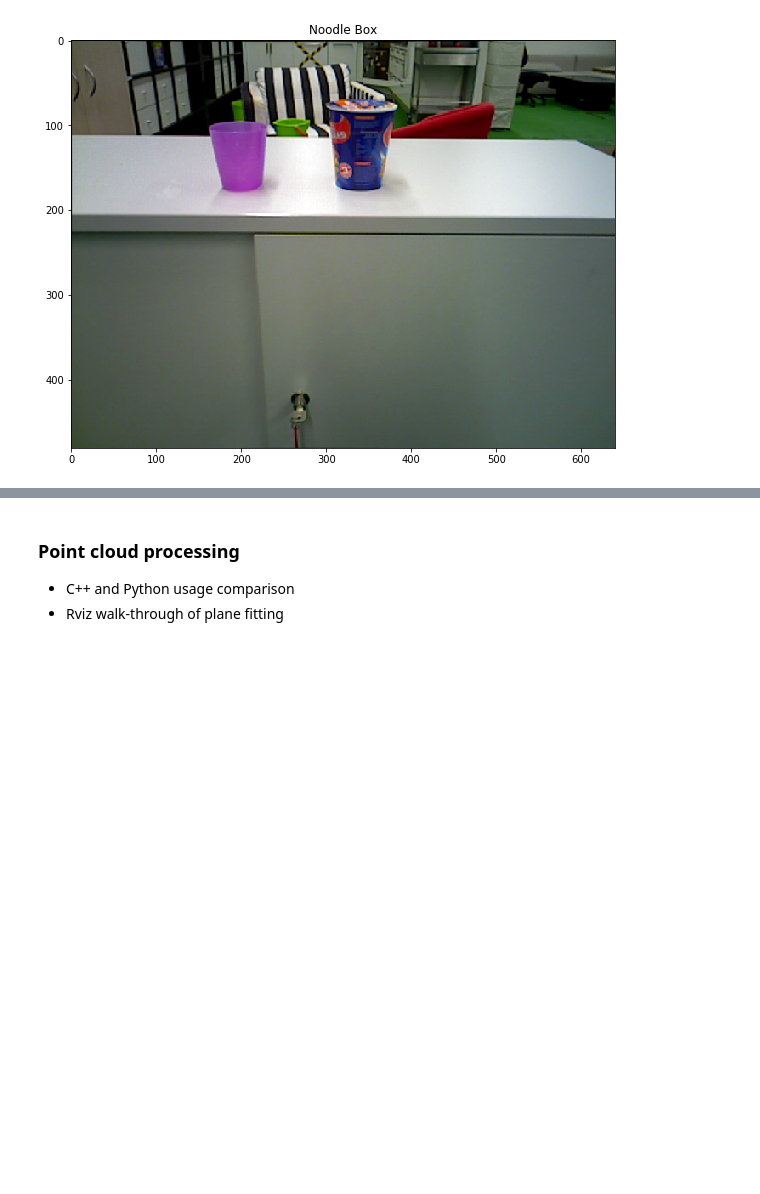
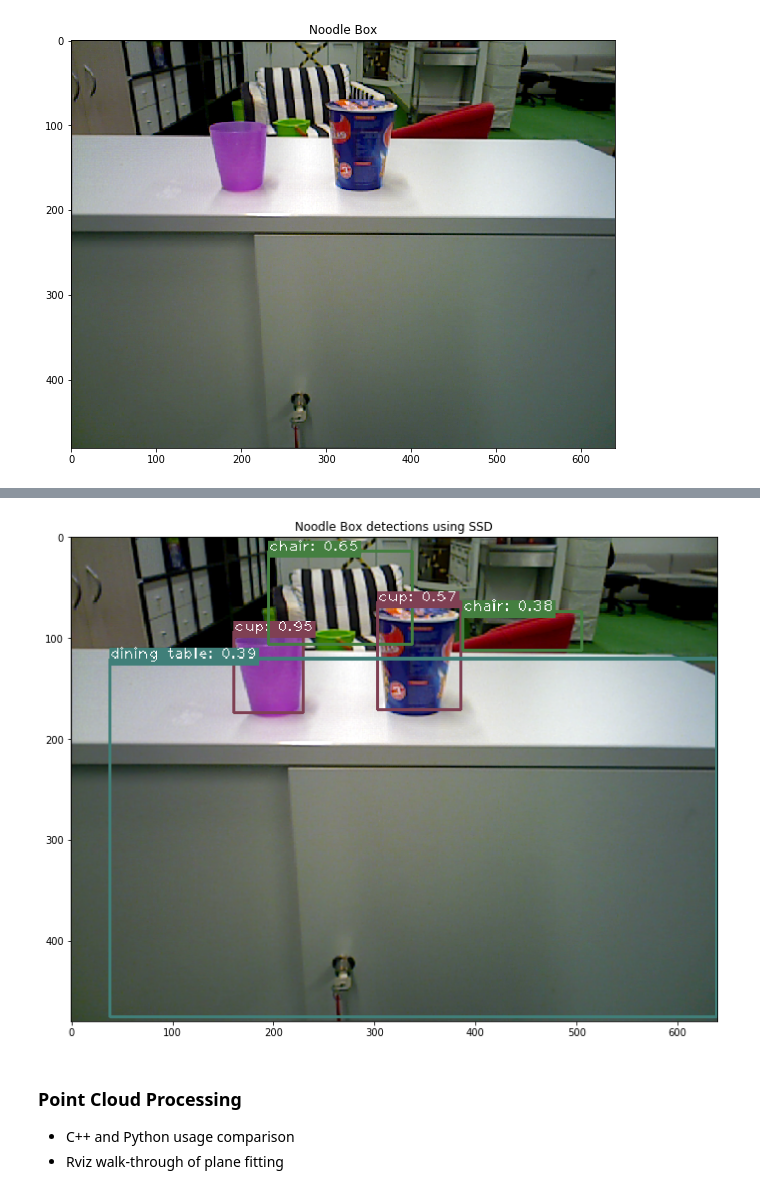
Before and after one commit to b-it-bots/mas_tutorials, a Jupyter notebook: domestic_robotics/perception.ipynb, the cells around one changed output, grey strips where cells are left out. Drawn from its saved outputs; the diff is of its cells as text; code cells hidden in the pictures; blank space fills up the shorter version.

Commit message:
add SSD object detection section

```diff
--- a/domestic_robotics/perception.ipynb
+++ b/domestic_robotics/perception.ipynb
@@ -145,0 +173,25 @@ estimated noodle box pose (frame head_rgbd_sensor_rgb_frame): x=0.029, y=-0.179,
+# %%
+import os
+from rospkg import RosPack
+from mas_perception_libs import ImageDetectionKey
+from mas_perception_libs.utils import cloud_msg_to_image_msg
+
+# suppress tensorflow warning messages
+import tensorflow as tf
+tf.logging.set_verbosity(tf.logging.ERROR)
+
+from ssd_keras_ros import SSDKerasObjectDetector
+
+# use RosPack to point to appropriate configuration files
+rp = RosPack()
+package_path = rp.get_path('ssd_keras_ros')
+class_ann_file = os.path.join(package_path, 'models', 'coco_classes.yml')
+kwargs_file = os.path.join(package_path, 'models', 'ssd_keras_object_detector_kwargs.yml')
+
+# create SSDKerasObjectDetector object and call detection on
+detector = SSDKerasObjectDetector(class_file=class_ann_file, model_kwargs_file=kwargs_file)
+predictions = detector.detect([cloud_msg_to_image_msg(cloud_msg)])
+
+pred = predictions[0][0]
+for enum_name, enum in ImageDetectionKey.__members__.iteritems():
+    print('{}: {}'.format(enum_name, pred[enum]))
@@ -146,4 +210,14 @@ estimated noodle box pose (frame head_rgbd_sensor_rgb_frame): x=0.029, y=-0.179,
+# %%
+from mas_perception_libs import ImageDetectorBase
+
+bounding_boxes, classes, confidences \
+            = ImageDetectorBase.prediction_to_bounding_boxes(predictions[0], detector.class_colors)
+
+ssd_image = draw_labeled_boxes(cv_image, bounding_boxes)
+display_image(ssd_image, 12, 'Noodle Box detections using SSD')
+# %% [output]
+[figure, added]
 # %% [markdown]
-### Point cloud processing
+### Point Cloud Processing
 * C++ and Python usage comparison
 * Rviz walk-through of plane fitting
```
Also changed, not shown: parts of 9 cells of this notebook.
